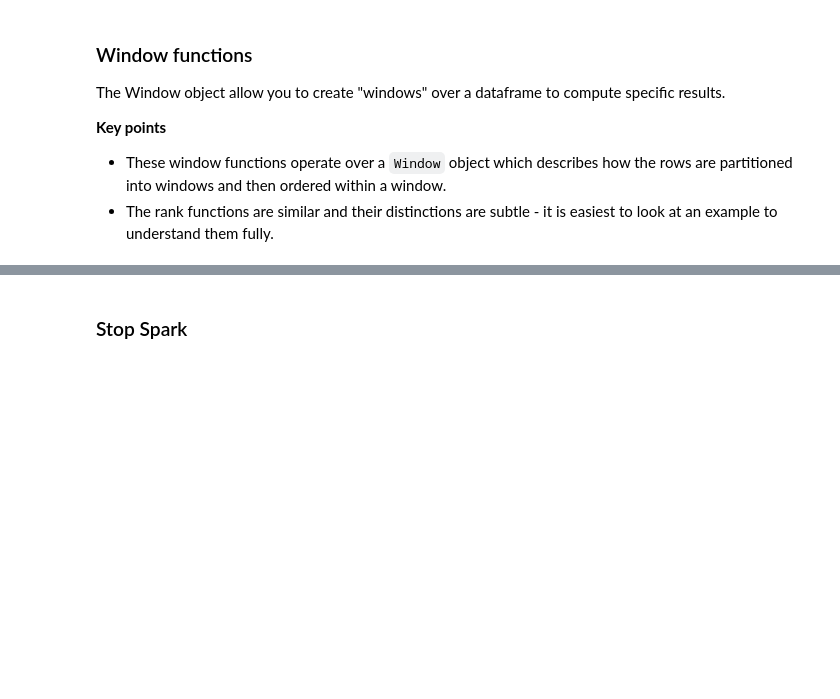
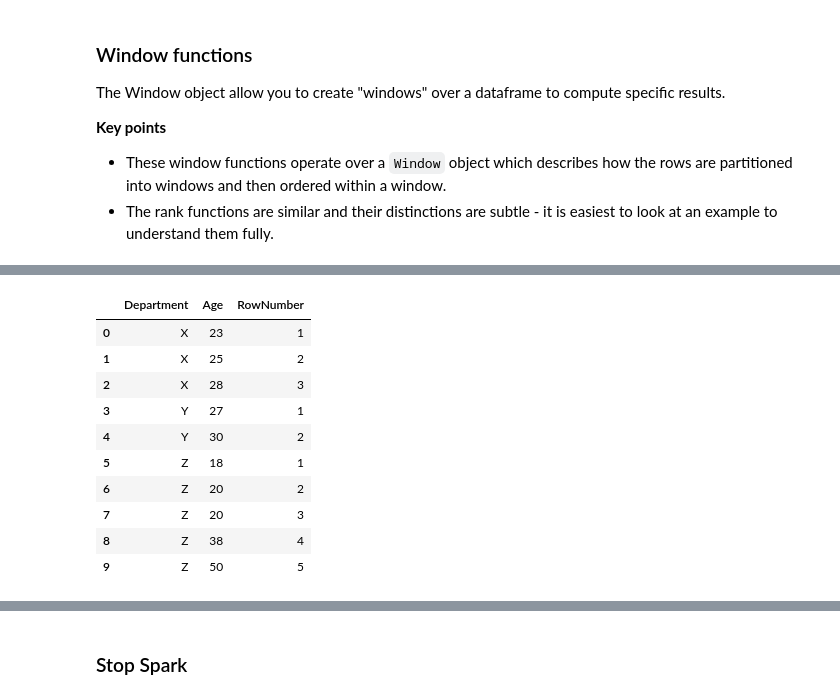
Before and after one commit to shrestha-rujal/data-420-spark, a Jupyter notebook: Dataframe API/DataFrame API Example 6 (Window functions).ipynb, the cells around one changed output, grey strips where cells are left out. Cells and saved outputs as stored; diff of their text form; code cells hidden in the pictures; blank space fills up the shorter version.

```diff
--- a/Dataframe API/DataFrame API Example 6 (Window functions).ipynb
+++ b/Dataframe API/DataFrame API Example 6 (Window functions).ipynb
@@ -280,3 +353,21 @@ show_as_html(temp)
+# %%
+show_as_html(data.select(
+    F.col('Department'),
+    F.col('Age'),
+    F.row_number().over(Window.partitionBy('Department').orderBy('Age')).alias('RowNumber')
+))
+# %% [output]
+|  | Department | Age | RowNumber |
+| 0 | X | 23 | 1 |
+| 1 | X | 25 | 2 |
+| 2 | X | 28 | 3 |
+| 3 | Y | 27 | 1 |
+| 4 | Y | 30 | 2 |
+| 5 | Z | 18 | 1 |
+| 6 | Z | 20 | 2 |
+| 7 | Z | 20 | 3 |
+| 8 | Z | 38 | 4 |
+| 9 | Z | 50 | 5 |
 # %%
 # We can also select from adjacent rows within the partitioning based on the ordering e.g. F.lag() and F.lead()
 
```
Also changed, not shown: parts of 8 cells of this notebook, 18 other files.
